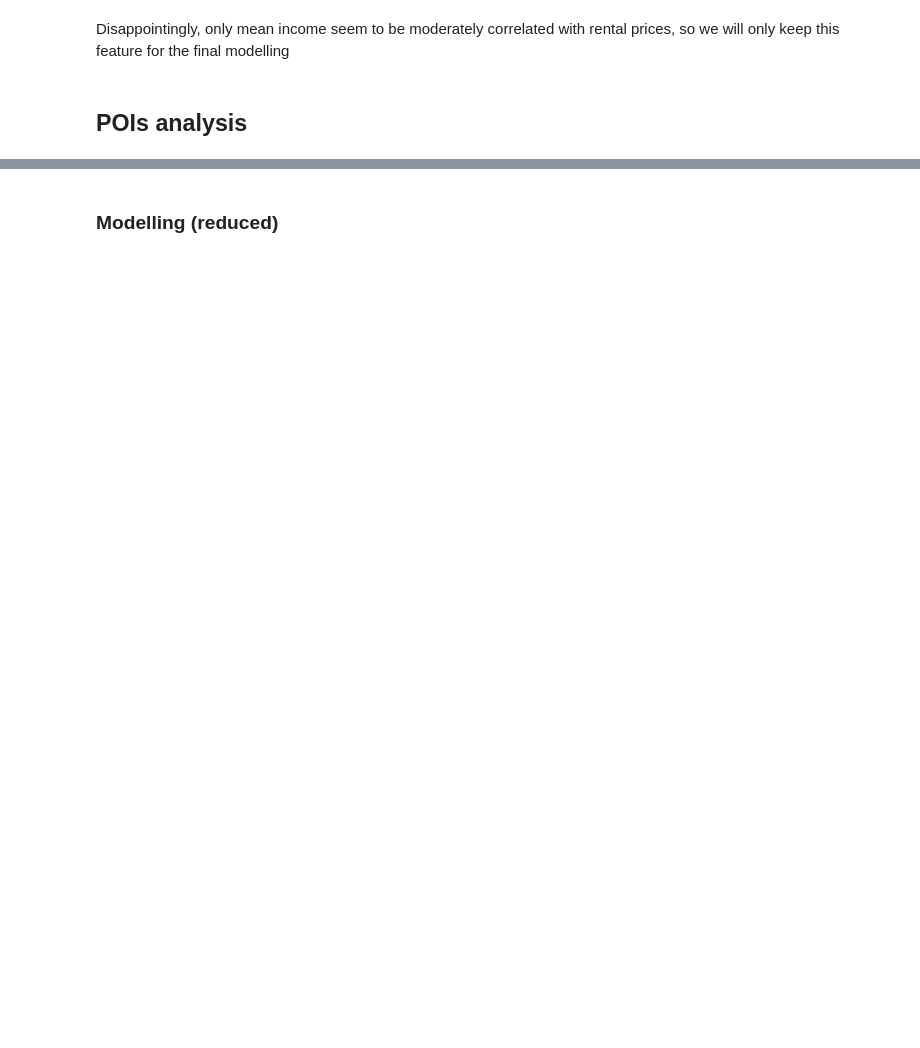
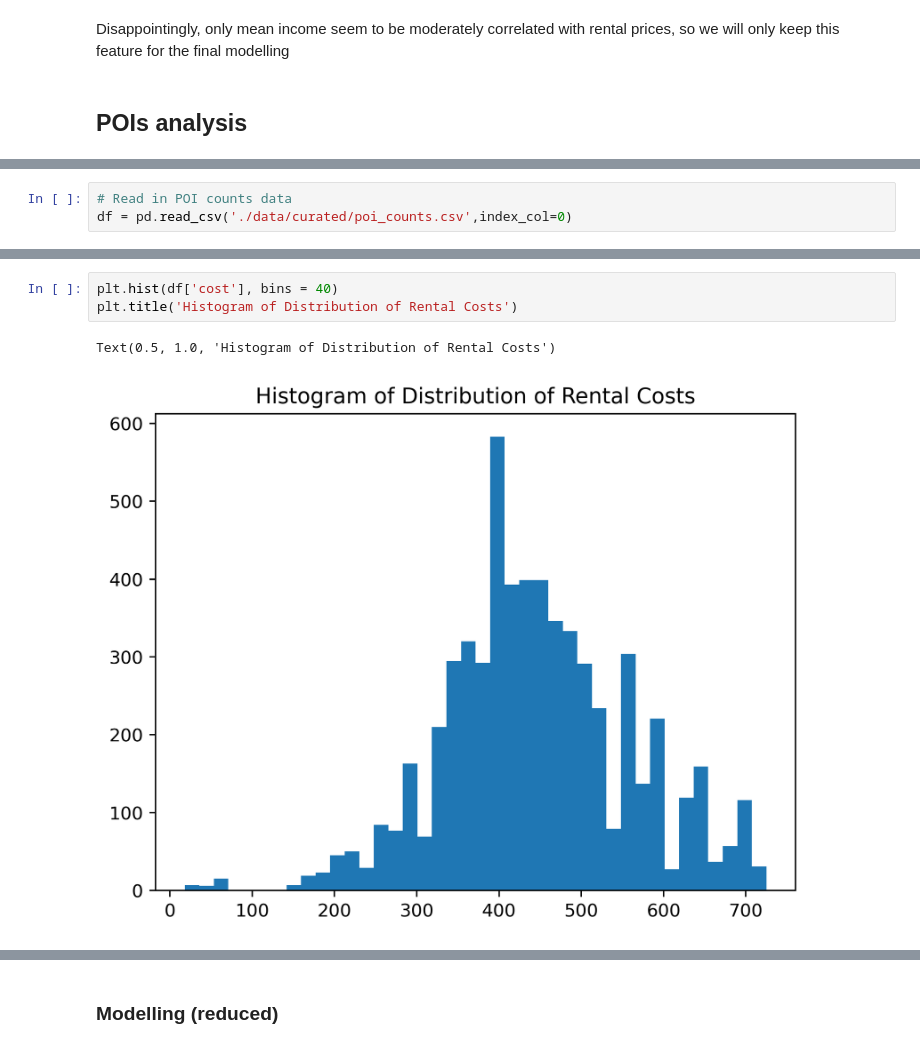
Before and after one commit to MAST30034-Applied-Data-Science/generic-real-estate-consulting-project-18, a Jupyter notebook: notebooks/Summary_notebook.ipynb, the cells around one changed output, grey strips where cells are left out. Drawn from its saved outputs; the diff is of its cells as text; blank space fills up the shorter version.

```diff
--- a/notebooks/Summary_notebook.ipynb
+++ b/notebooks/Summary_notebook.ipynb
@@ -227,0 +243,3 @@ Disappointingly, only mean income seem to be moderately correlated with rental p
+# %%
+# Read in POI counts data
+df = pd.read_csv('./data/curated/poi_counts.csv',index_col=0)
@@ -227,0 +266,6 @@ Disappointingly, only mean income seem to be moderately correlated with rental p
+# %%
+plt.hist(df['cost'], bins = 40)
+plt.title('Histogram of Distribution of Rental Costs')
+# %% [output]
+Text(0.5, 1.0, 'Histogram of Distribution of Rental Costs')
+[figure, added]
```
Also changed, not shown: parts of 32 cells of this notebook.
